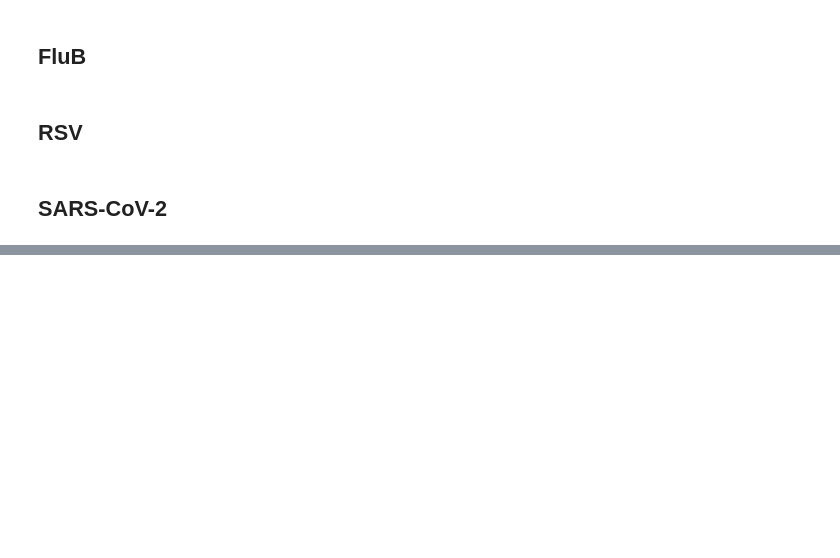
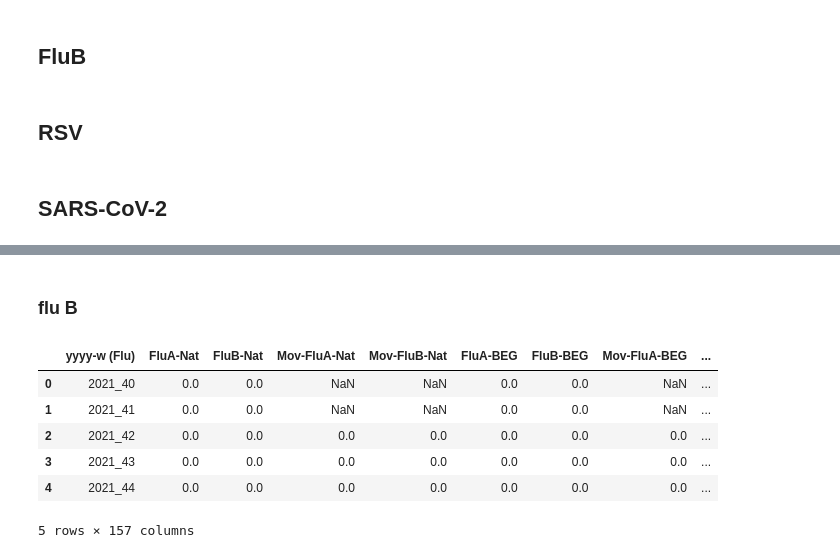
Before and after one commit to prasadadhav/respiratory_virus_epidemic_prediction, a Jupyter notebook: 01_data_preprocessing.ipynb, the cells around one changed output, grey strips where cells are left out. Saved outputs shown, nothing was run; the diff lists cells and outputs as text; code cells hidden in the pictures; blank space fills up the shorter version.

```diff
--- a/01_data_preprocessing.ipynb
+++ b/01_data_preprocessing.ipynb
@@ -139,0 +274,17 @@ for col in sars_cols:
+# %% [markdown]
+### flu B
+# %%
+for col in fluB_cols:
+    for window in window_sizes:
+        slope_col = f"{col}_slope_{window}"
+        df_flu[slope_col] = compute_slope_feature(df_flu[col], window=window)
+
+df_flu.head()
+# %% [output]
+|  | yyyy-w (Flu) | FluA-Nat | FluB-Nat | Mov-FluA-Nat | Mov-FluB-Nat | FluA-BEG | FluB-BEG | Mov-FluA-BEG | ... |
+| 0 | 2021_40 | 0.0 | 0.0 | NaN | NaN | 0.0 | 0.0 | NaN | ... |
+| 1 | 2021_41 | 0.0 | 0.0 | NaN | NaN | 0.0 | 0.0 | NaN | ... |
+| 2 | 2021_42 | 0.0 | 0.0 | 0.0 | 0.0 | 0.0 | 0.0 | 0.0 | ... |
+| 3 | 2021_43 | 0.0 | 0.0 | 0.0 | 0.0 | 0.0 | 0.0 | 0.0 | ... |
+| 4 | 2021_44 | 0.0 | 0.0 | 0.0 | 0.0 | 0.0 | 0.0 | 0.0 | ... |
+5 rows × 157 columns
```
Also changed, not shown: parts of 20 cells of this notebook.
